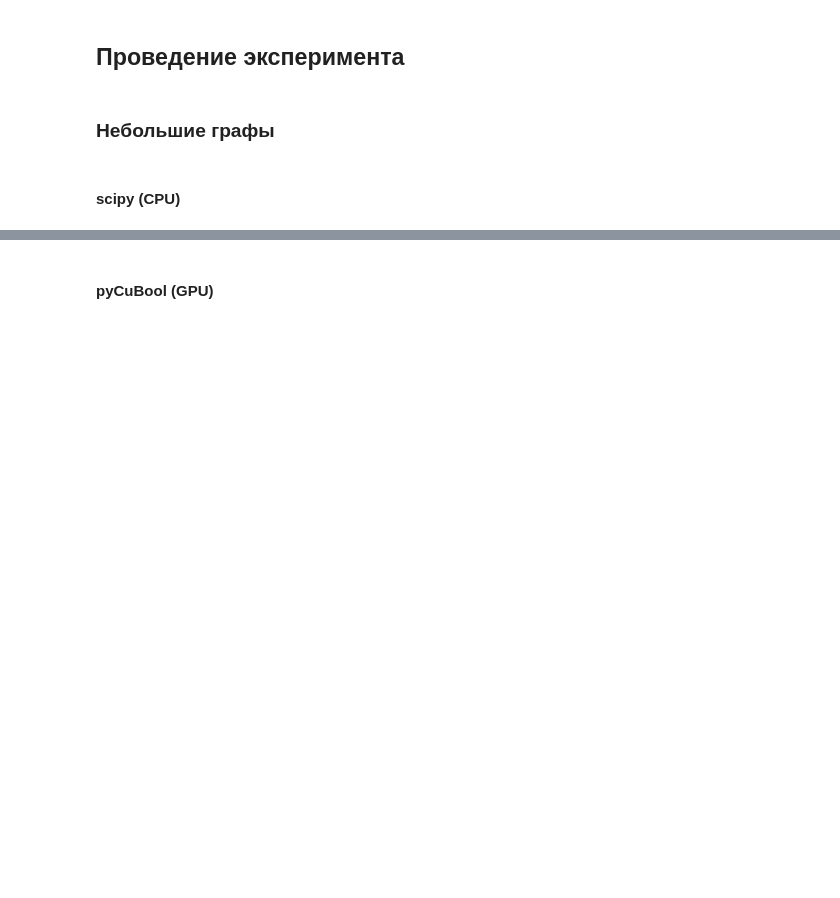
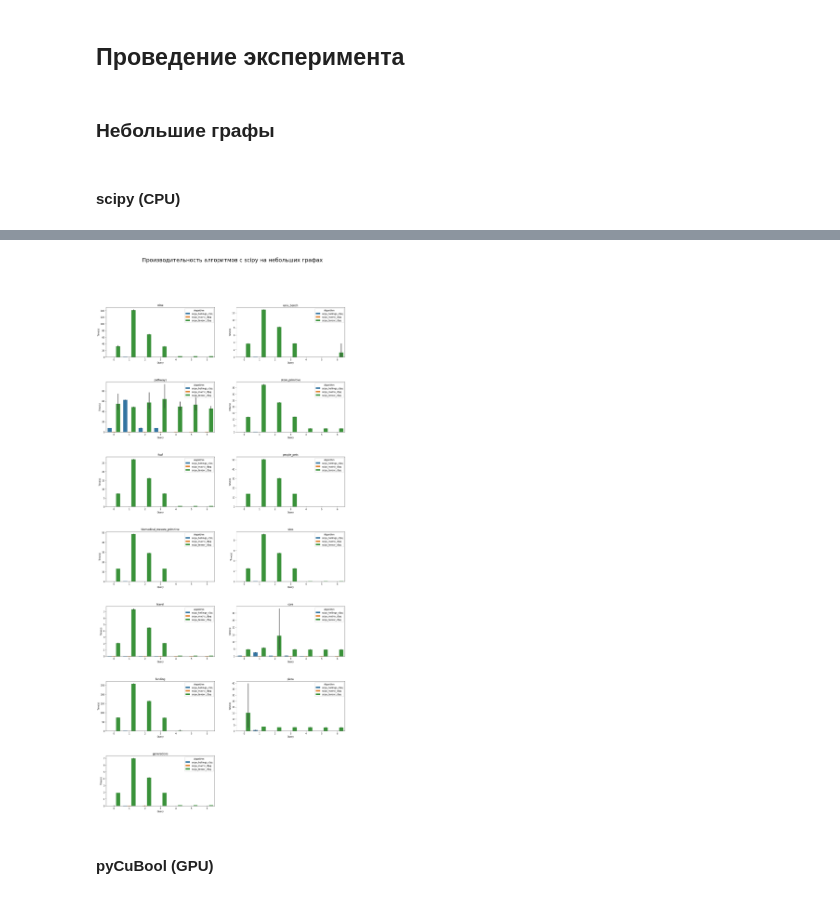
Before and after one commit to kznts9v-1lya/formal-lang-course, a Jupyter notebook: researches/cfpq_research.ipynb, the cells around one changed output, grey strips where cells are left out. Saved outputs shown, nothing was run; the diff lists cells and outputs as text; code cells hidden in the pictures; blank space fills up the shorter version.

Commit message:
Plots are done

```diff
--- a/researches/cfpq_research.ipynb
+++ b/researches/cfpq_research.ipynb
@@ -799,7 +801,7 @@ def create_df(graph_names, algos):
 
   return pd.concat(dfs, ignore_index=True)
 # %%
-def show_barplots(df, title):
+def show_small_barplots(df, title):
   fig, axes = plt.subplots(7, 2, figsize=(18, 40))
   fig.subplots_adjust(left=0.05, bottom=0.1, right=0.9, top=0.9, wspace=0.2, hspace=0.5)
   fig.suptitle(title, fontsize=25)
@@ -830,6 +838,8 @@ Measuring performance of algorithm tensor_cfpq based on scipy ...
 # %%
-df_sm_scipy = pd.merge(create_df(small_graph_names, scipy_algos), graph_description, right_index=True, left_on='Graph')
-show_barplots(df_sm_scipy, 'Производительность алгоритмов с scipy на небольших графах')
+df_sm_scipy = pd.merge(create_df(small_graph_names, scipy_algos), graph_descriptions, right_index=True, left_on='Graph')
+show_small_barplots(df_sm_scipy, 'Производительность алгоритмов с scipy на небольших графах')
+# %% [output]
+[figure, added]
 # %% [markdown]
 #### pyCuBool (GPU)
 # %%
```
Also changed, not shown: parts of 13 cells of this notebook.
